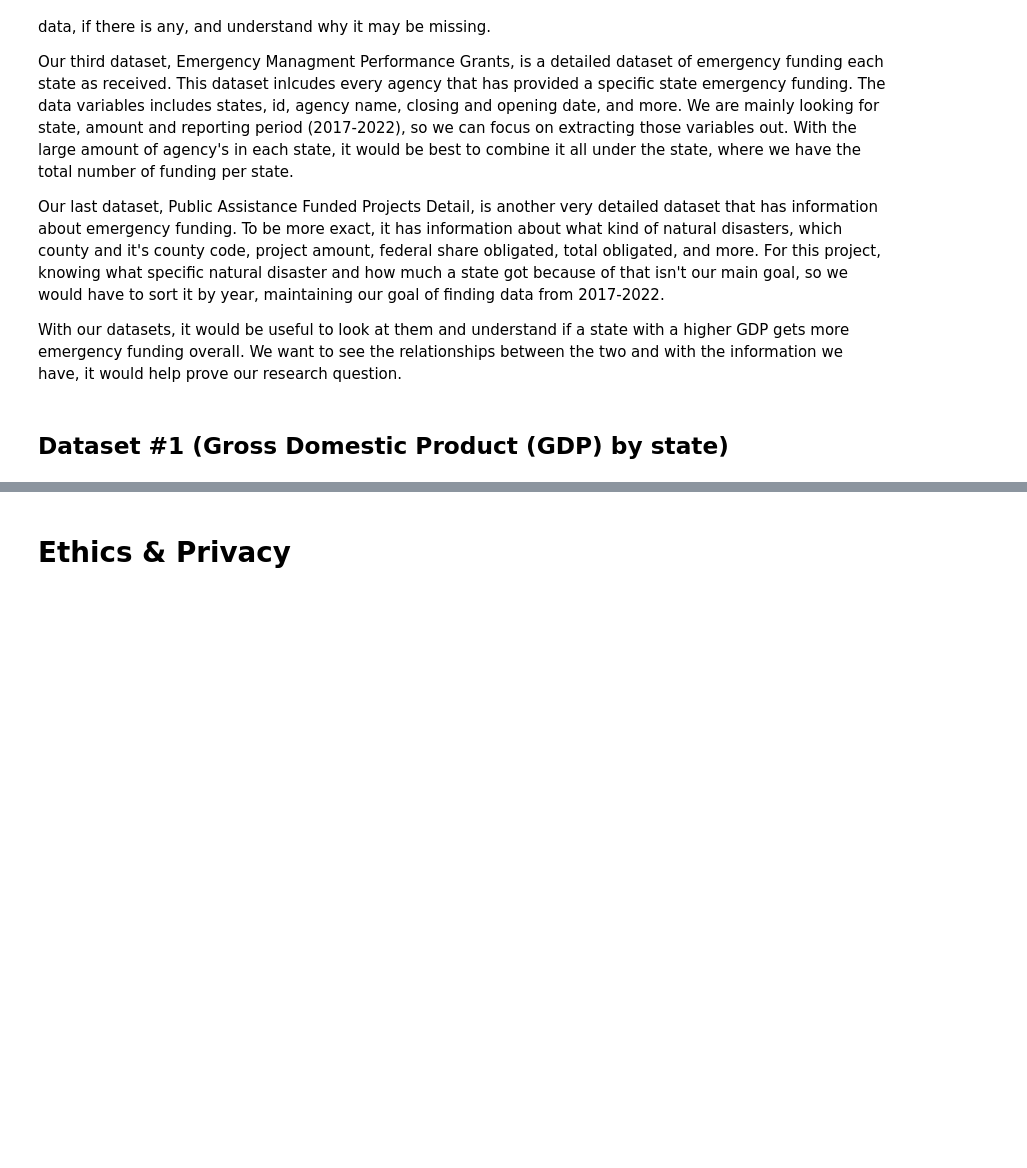
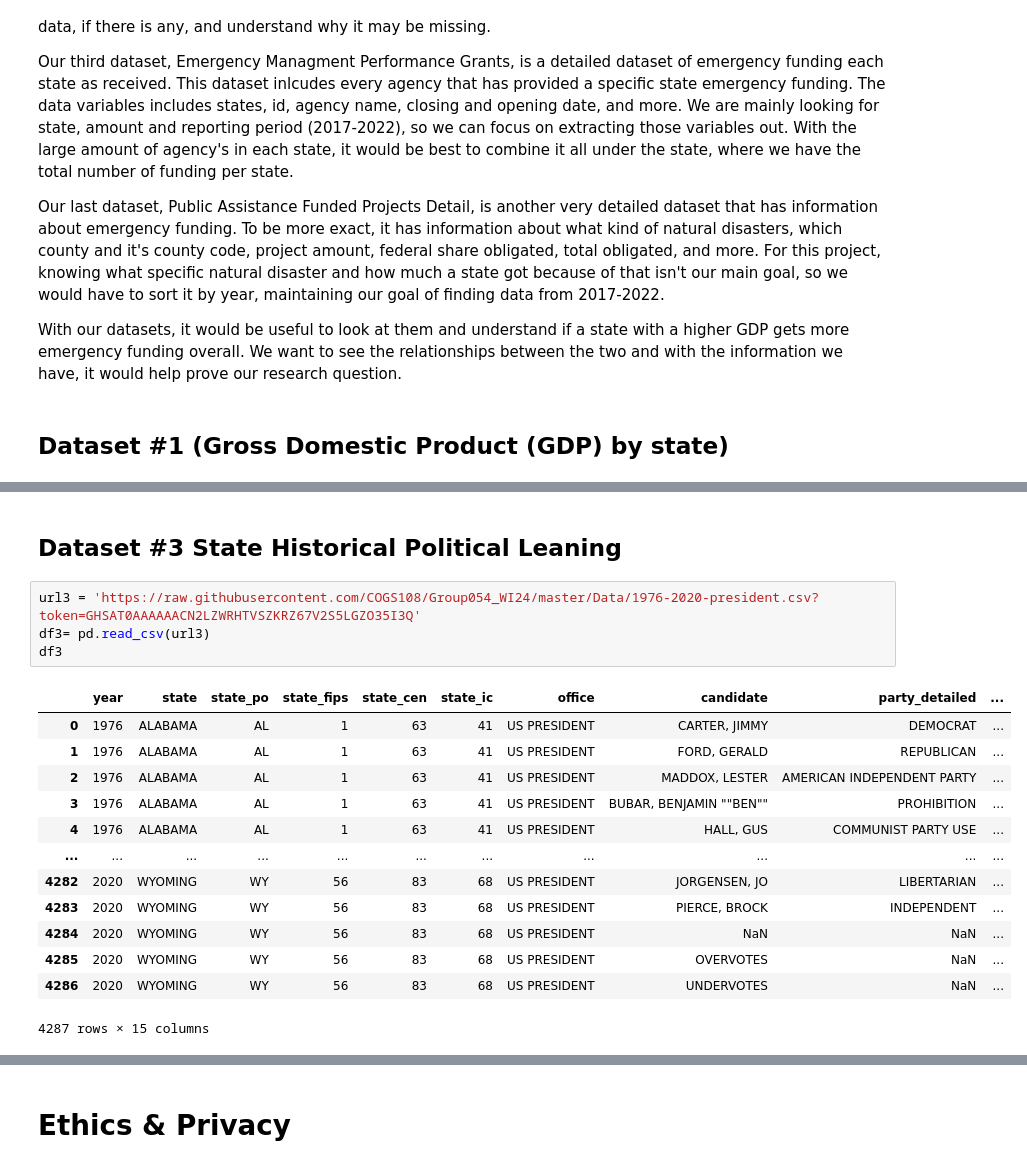
Before and after one commit to COGS108/Group054_WI24, a Jupyter notebook: DataCheckpoint_Group054_WI24.ipynb, the cells around one changed output, grey strips where cells are left out. Cells and saved outputs as stored; diff of their text form; blank space fills up the shorter version.

```diff
--- a/DataCheckpoint_Group054_WI24.ipynb
+++ b/DataCheckpoint_Group054_WI24.ipynb
@@ -106,0 +208,20 @@ With our datasets, it would be useful to look at them and understand if a state
+# %% [markdown]
+## Dataset #3 State Historical Political Leaning
+# %%
+url3 = 'https://raw.githubusercontent.com/COGS108/Group054_WI24/master/Data/1976-2020-president.csv?token=GHSAT0AAAAAACN2LZWRHTVSZKRZ67V2S5LGZO35I3Q'
+df3= pd.read_csv(url3)
+df3
+# %% [output]
+|  | year | state | state_po | state_fips | state_cen | state_ic | office | candidate | party_detailed | ... |
+| 0 | 1976 | ALABAMA | AL | 1 | 63 | 41 | US PRESIDENT | CARTER, JIMMY | DEMOCRAT | ... |
+| 1 | 1976 | ALABAMA | AL | 1 | 63 | 41 | US PRESIDENT | FORD, GERALD | REPUBLICAN | ... |
+| 2 | 1976 | ALABAMA | AL | 1 | 63 | 41 | US PRESIDENT | MADDOX, LESTER | AMERICAN INDEPENDENT PARTY | ... |
+| 3 | 1976 | ALABAMA | AL | 1 | 63 | 41 | US PRESIDENT | BUBAR, BENJAMIN ""BEN"" | PROHIBITION | ... |
+| 4 | 1976 | ALABAMA | AL | 1 | 63 | 41 | US PRESIDENT | HALL, GUS | COMMUNIST PARTY USE | ... |
+| ... | ... | ... | ... | ... | ... | ... | ... | ... | ... | ... |
+| 4282 | 2020 | WYOMING | WY | 56 | 83 | 68 | US PRESIDENT | JORGENSEN, JO | LIBERTARIAN | ... |
+| 4283 | 2020 | WYOMING | WY | 56 | 83 | 68 | US PRESIDENT | PIERCE, BROCK | INDEPENDENT | ... |
+| 4284 | 2020 | WYOMING | WY | 56 | 83 | 68 | US PRESIDENT | NaN | NaN | ... |
+| 4285 | 2020 | WYOMING | WY | 56 | 83 | 68 | US PRESIDENT | OVERVOTES | NaN | ... |
+| 4286 | 2020 | WYOMING | WY | 56 | 83 | 68 | US PRESIDENT | UNDERVOTES | NaN | ... |
+4287 rows × 15 columns
```
Also changed, not shown: parts of 15 cells of this notebook.
